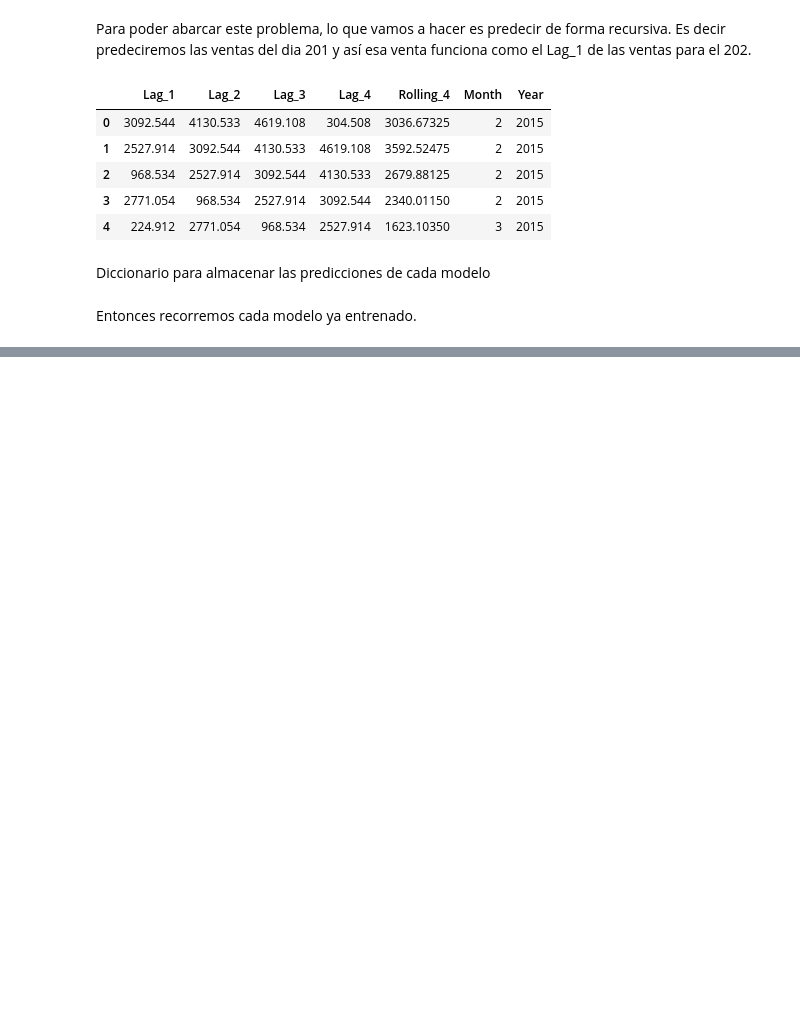
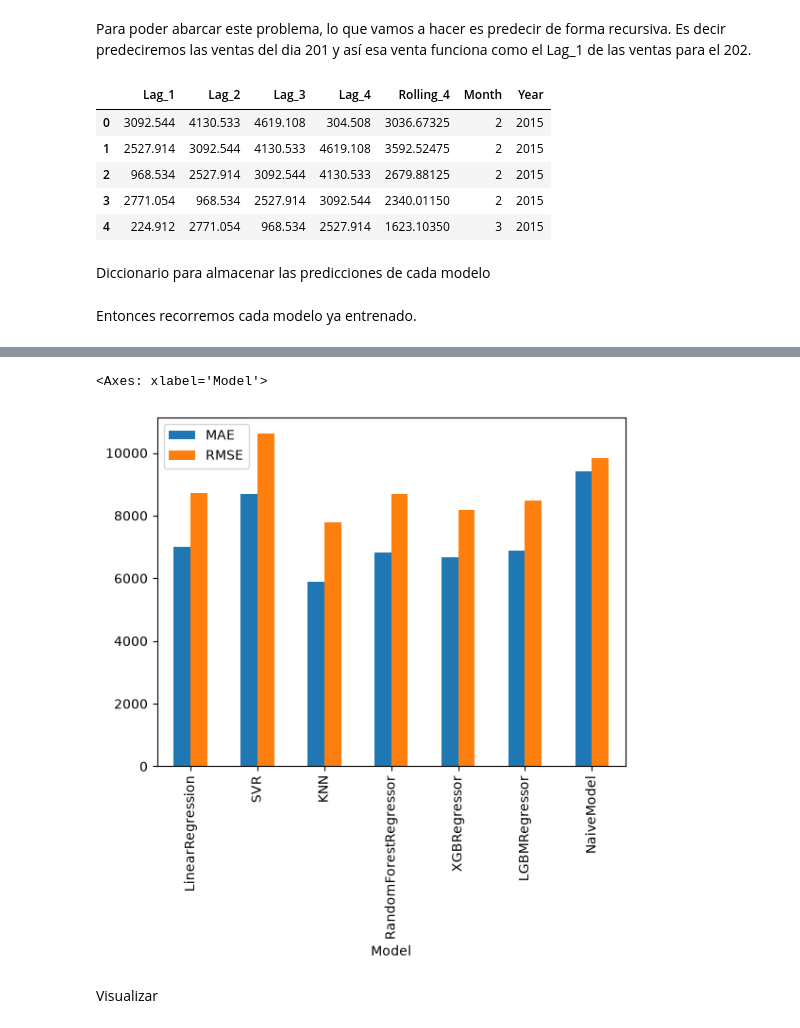
Before and after one commit to charligram/1_analisis_ventas, a Jupyter notebook: notebooks/03_modeling.ipynb, the cells around one changed output, grey strips where cells are left out. Drawn from its saved outputs; the diff is of its cells as text; code cells hidden in the pictures; blank space fills up the shorter version.

```diff
--- a/notebooks/03_modeling.ipynb
+++ b/notebooks/03_modeling.ipynb
@@ -527,0 +635,26 @@ print(models_predictions_dict)
+# %%
+best_models_mae_rmse_list = []
+# %%
+for model_name in df_predictions.drop(columns=['Order Date']).columns:
+    mae = mean_absolute_error(df_to_predict['Sales'], df_predictions[model_name])
+    rmse = root_mean_squared_error(df_to_predict['Sales'], df_predictions[model_name])
+
+    best_models_mae_rmse_list.append({
+        'Model': model_name,
+        'MAE': mae,
+        'RMSE': rmse
+    })
+
+# Convertir los resultados en DataFrame
+df_best_models_mae_rmse = pd.DataFrame(best_models_mae_rmse_list)
+
+df_best_models_mae_rmse.plot(
+    kind='bar',
+    x='Model',
+    y=['MAE', 'RMSE']
+)
+# %% [output]
+<Axes: xlabel='Model'>
+[figure, added]
+# %% [markdown]
+Visualizar
```
Also changed, not shown: parts of 16 cells of this notebook.
